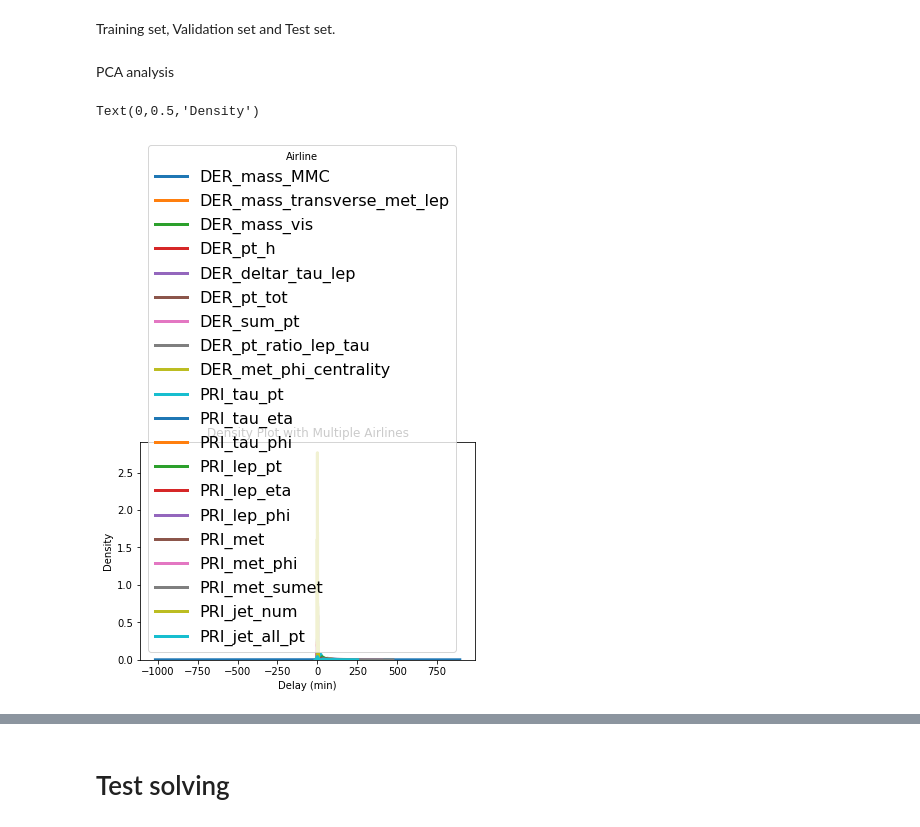
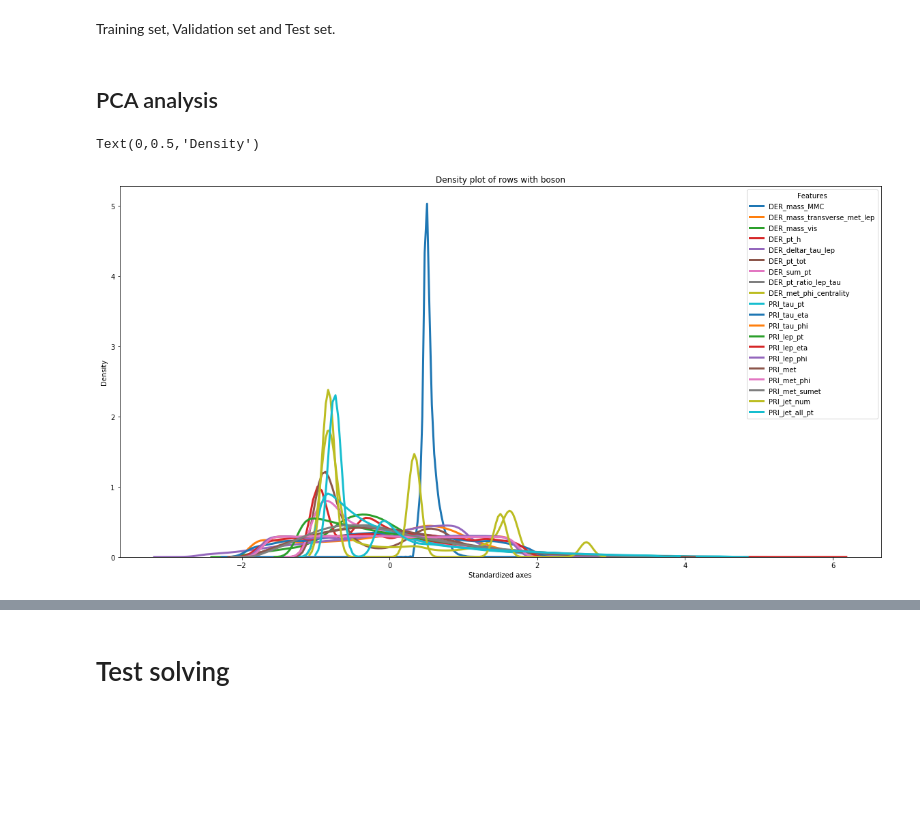
Before and after one commit to gianlucamancini7/machine_learning, a Jupyter notebook: main.ipynb, the cells around one changed output, grey strips where cells are left out. Cells and saved outputs as stored; diff of their text form; code cells hidden in the pictures; blank space fills up the shorter version.

```diff
--- a/main.ipynb
+++ b/main.ipynb
@@ -235,32 +235,33 @@ variables prefixed with DER (for DERived) are quantities computed from the primi
 it can happen that for some entries some variables are meaningless or cannot be computed; in this case, their value is −999.0, which is outside the normal range of all variables
 # %% [markdown]
 Training set, Validation set and Test set.
-# %% [markdown]
-PCA analysis
+# %% [markdown]
+## PCA analysis
 # %%
 colors = {'b': 'rgb(31, 119, 180)',
           's': 'rgb(255, 127, 14)'}
 features = df_features_train_independent.iloc[:,1:].columns.values
 
 # Iterate through the five airlines
-
+fig=plt.figure(figsize=(20,10))
 for feature in features:
 
     # Subset for boson and not boson
     subset_boson = df_features_train_independent[prediction_independent['Prediction'] == 'b']
 
     subset_non_boson = df_features_train_independent[prediction_independent['Prediction'] == 's']
 
     # Draw the density plot
-    sns.distplot(subset_boson[feature], hist = False, kde = True,
+    sns.distplot(standardize(subset_boson[feature]), hist = False, kde = True,
                  kde_kws = {'linewidth': 3},
                  label = feature)
 
 # Plot formatting
-plt.legend(prop={'size': 16}, title = 'Airline')
-plt.title('Density Plot with Multiple Airlines')
-plt.xlabel('Delay (min)')
+
+plt.legend(prop={'size': 10}, title = 'Features')
+plt.title('Density plot of rows with boson')
+plt.xlabel('Standardized axes')
 plt.ylabel('Density')
 # %% [output]
 Text(0,0.5,'Density')
-[figure, old version]
+[figure, new version]
```
Also changed, not shown: parts of 7 cells of this notebook.
